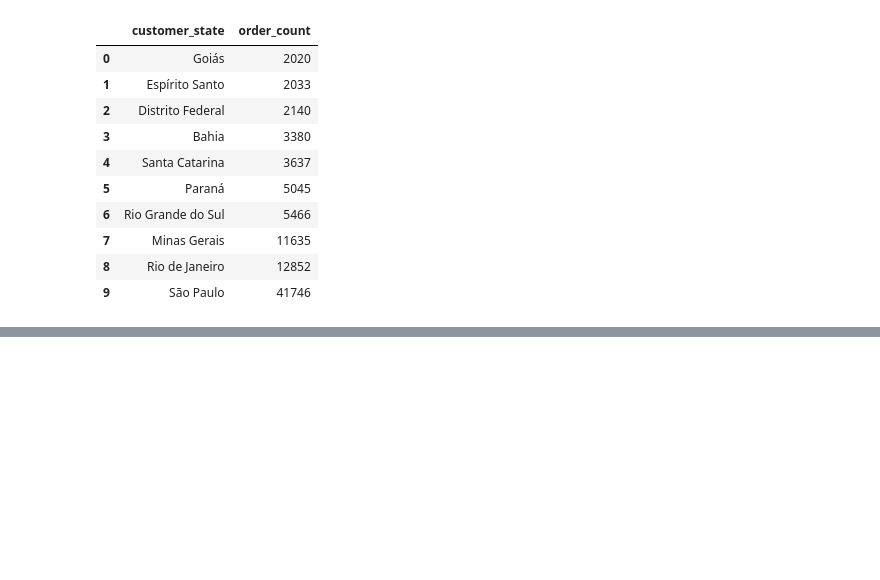
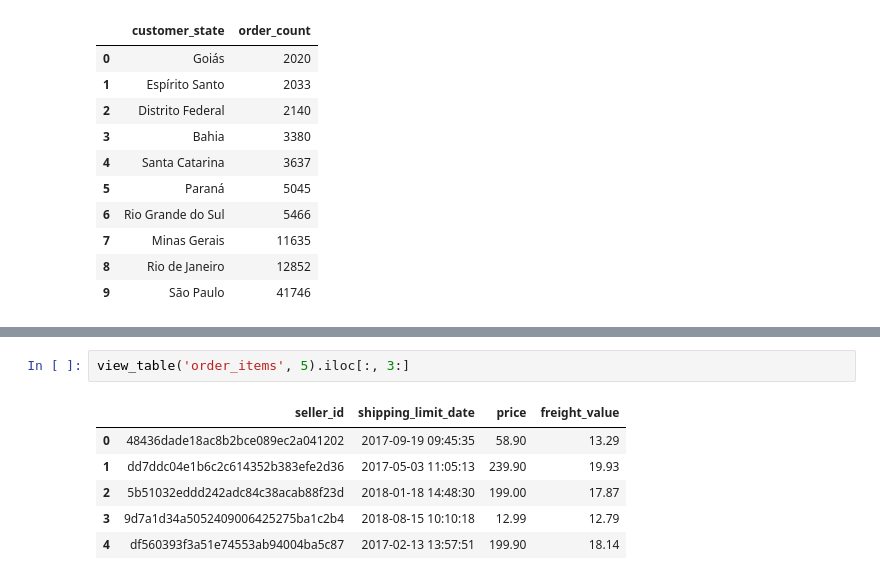
Before and after one commit to andy-nguyen-21/BrazilianE-Commerce, a Jupyter notebook: E_commerce_data_analyst.ipynb, the cells around one changed output, grey strips where cells are left out. Drawn from its saved outputs; the diff is of its cells as text; blank space fills up the shorter version.

```diff
--- a/E_commerce_data_analyst.ipynb
+++ b/E_commerce_data_analyst.ipynb
@@ -380,0 +394,9 @@ This graph depicts Top 10 state which have the most order volume.
+# %%
+view_table('order_items', 5).iloc[:, 3:]
+# %% [output]
+|  | seller_id | shipping_limit_date | price | freight_value |
+| 0 | 48436dade18ac8b2bce089ec2a041202 | 2017-09-19 09:45:35 | 58.90 | 13.29 |
+| 1 | dd7ddc04e1b6c2c614352b383efe2d36 | 2017-05-03 11:05:13 | 239.90 | 19.93 |
+| 2 | 5b51032eddd242adc84c38acab88f23d | 2018-01-18 14:48:30 | 199.00 | 17.87 |
+| 3 | 9d7a1d34a5052409006425275ba1c2b4 | 2018-08-15 10:10:18 | 12.99 | 12.79 |
+| 4 | df560393f3a51e74553ab94004ba5c87 | 2017-02-13 13:57:51 | 199.90 | 18.14 |
```
Also changed, not shown: parts of 12 cells of this notebook.
